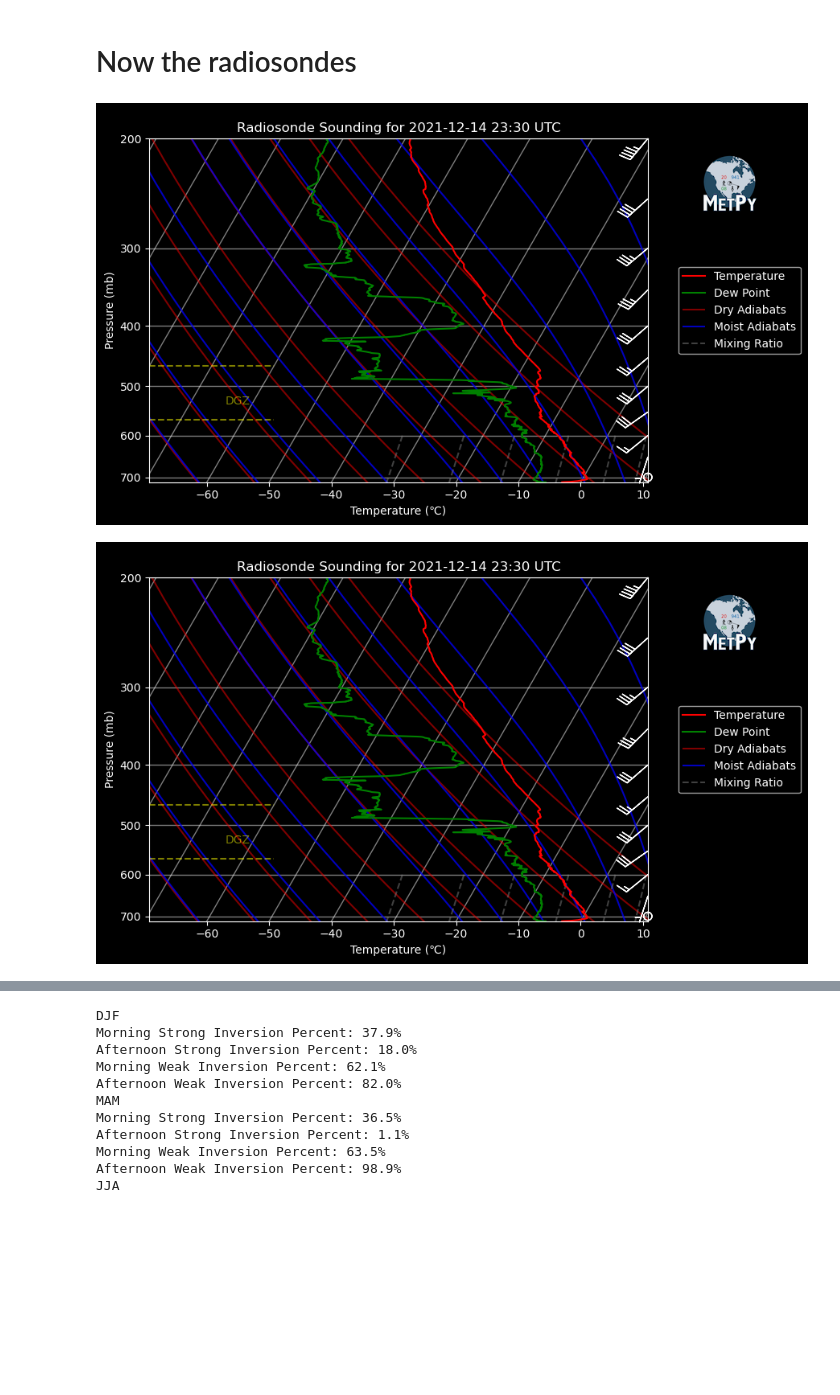
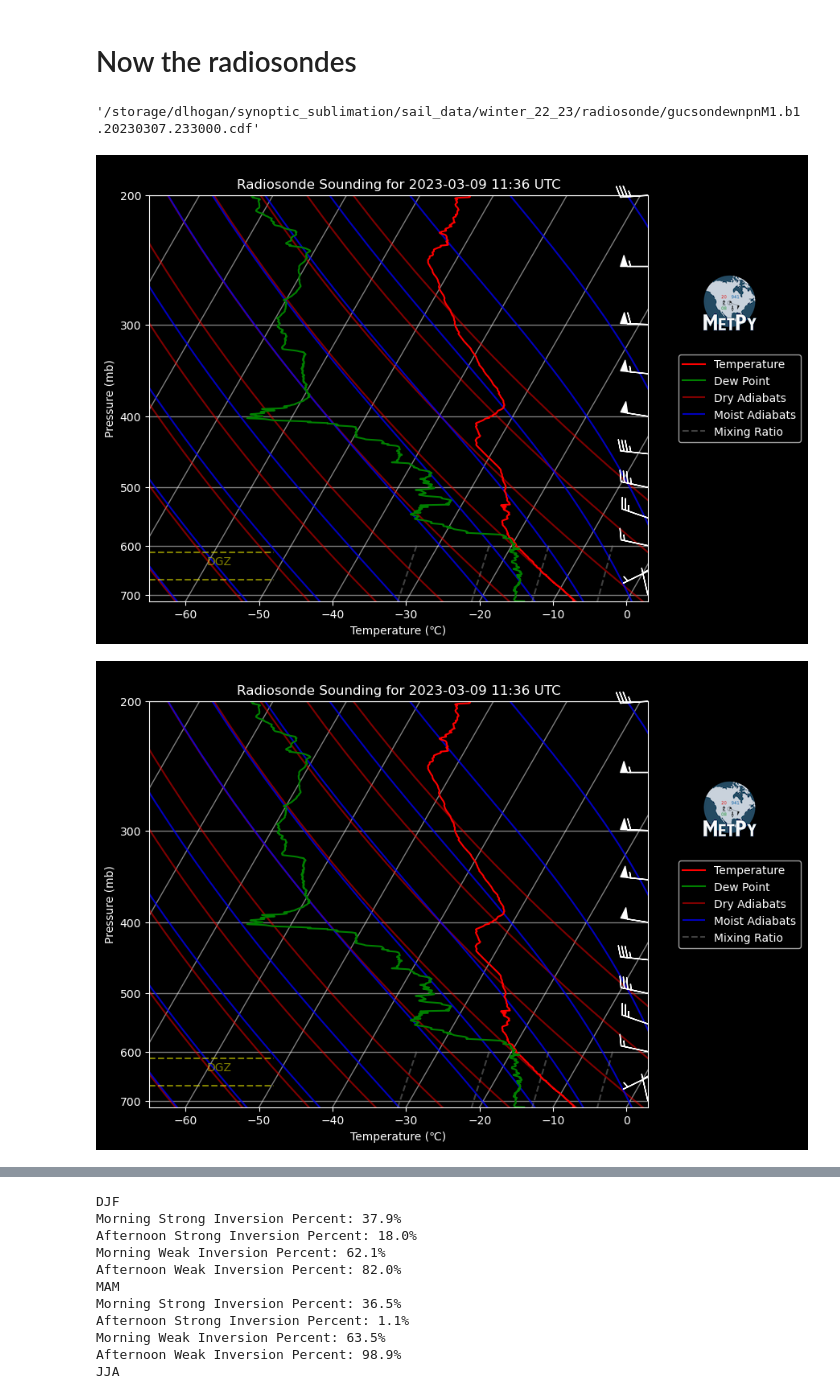
Before and after one commit to dlhogan97/Synoptic-Sublimation, a Jupyter notebook: 02_analysis/data_exploration/12_surface_and_upper_air_obs.ipynb, the cells around one changed output, grey strips where cells are left out. Cells and saved outputs as stored; diff of their text form; code cells hidden in the pictures; blank space fills up the shorter version.

```diff
--- a/02_analysis/data_exploration/12_surface_and_upper_air_obs.ipynb
+++ b/02_analysis/data_exploration/12_surface_and_upper_air_obs.ipynb
@@ -137,12 +132,16 @@ def get_sounding_height_data(ds):
     df = df.set_index(['start_time', 'pres'])
 
     return df
+# %%
+files_23[312]
+# %% [output]
+'/storage/dlhogan/synoptic_sublimation/sail_data/winter_22_23/radiosonde/gucsondewnpnM1.b1.20230307.233000.cdf'
 # %%
-ds_a = xr.open_dataset(files_22[150])
+ds_a = xr.open_dataset(files_23[315])
 simple_sounding(ds_a)
 # %% [output]
-[figure, old version]
+[figure, new version]
-[figure, old version]
+[figure, new version]
 # %%
 # create another function to calculate the inversion depth by first changing temperature to virtual potential temperature, and finding the height of the inversion between the surface
 from scipy.ndimage import gaussian_filter1d
```
Also changed, not shown: parts of 14 cells of this notebook, 7 other files.
